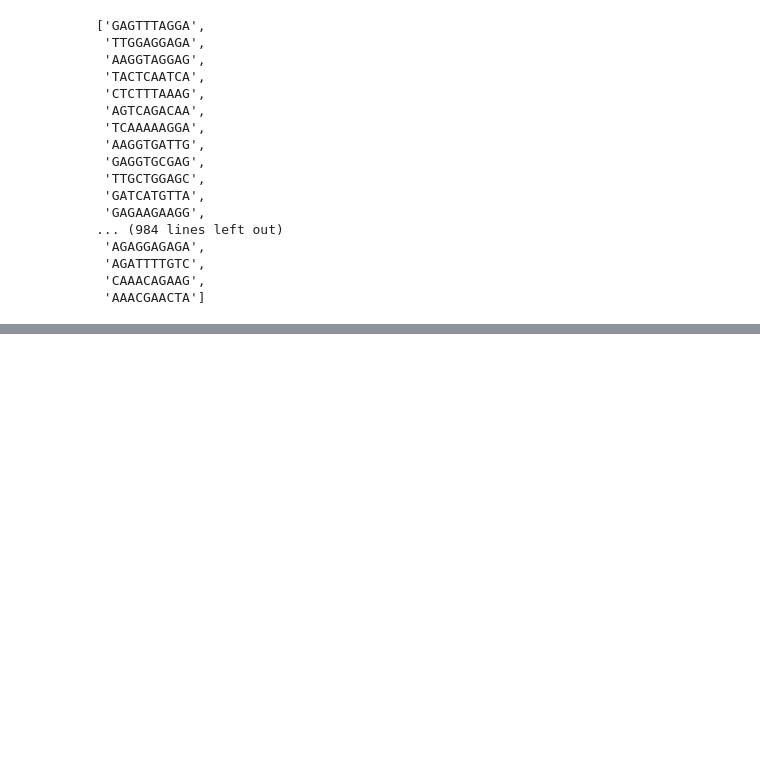
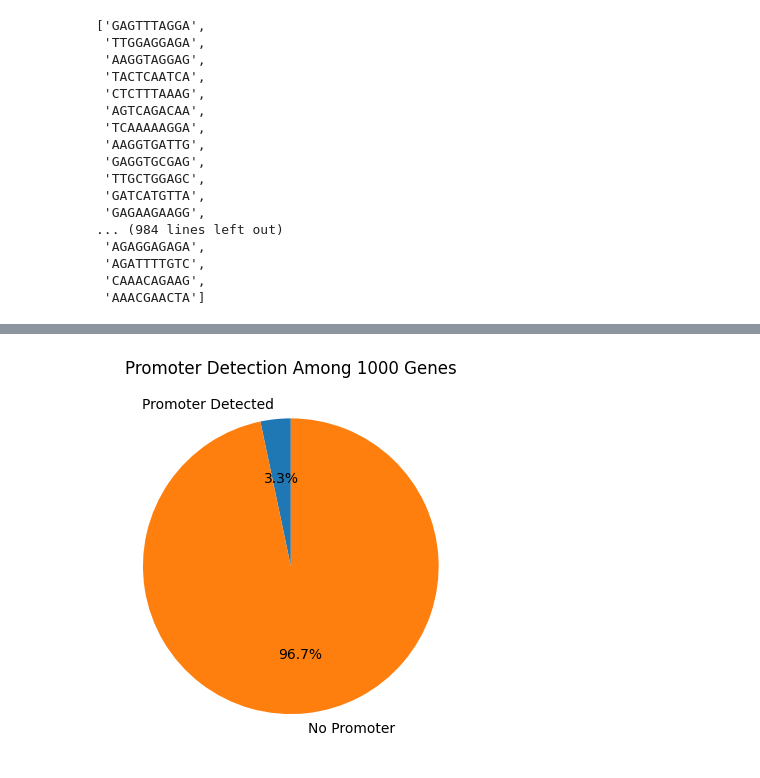
Before and after one commit to isiri01/Genomic-Signal-Processing, a Jupyter notebook: statistical_alignment.ipynb, the cells around one changed output, grey strips where cells are left out. Cells and saved outputs as stored; diff of their text form; code cells hidden in the pictures; blank space fills up the shorter version.

```diff
--- a/statistical_alignment.ipynb
+++ b/statistical_alignment.ipynb
@@ -225,0 +340,12 @@ upstream_seqs_final[100:]
+# %%
+threshold = -1.757
+promoter_presence = [any(score > threshold for score in seq.values()) for seq in norm_score.values()]
+
+present = sum(promoter_presence)
+absent = len(promoter_presence) - present
+
+plt.pie([present, absent], labels=['Promoter Detected','No Promoter'], autopct='%1.1f%%', startangle=90)
+plt.title('Promoter Detection Among 1000 Genes')
+plt.show()
+# %% [output]
+[figure, added]
```
Also changed, not shown: parts of 17 cells of this notebook.
